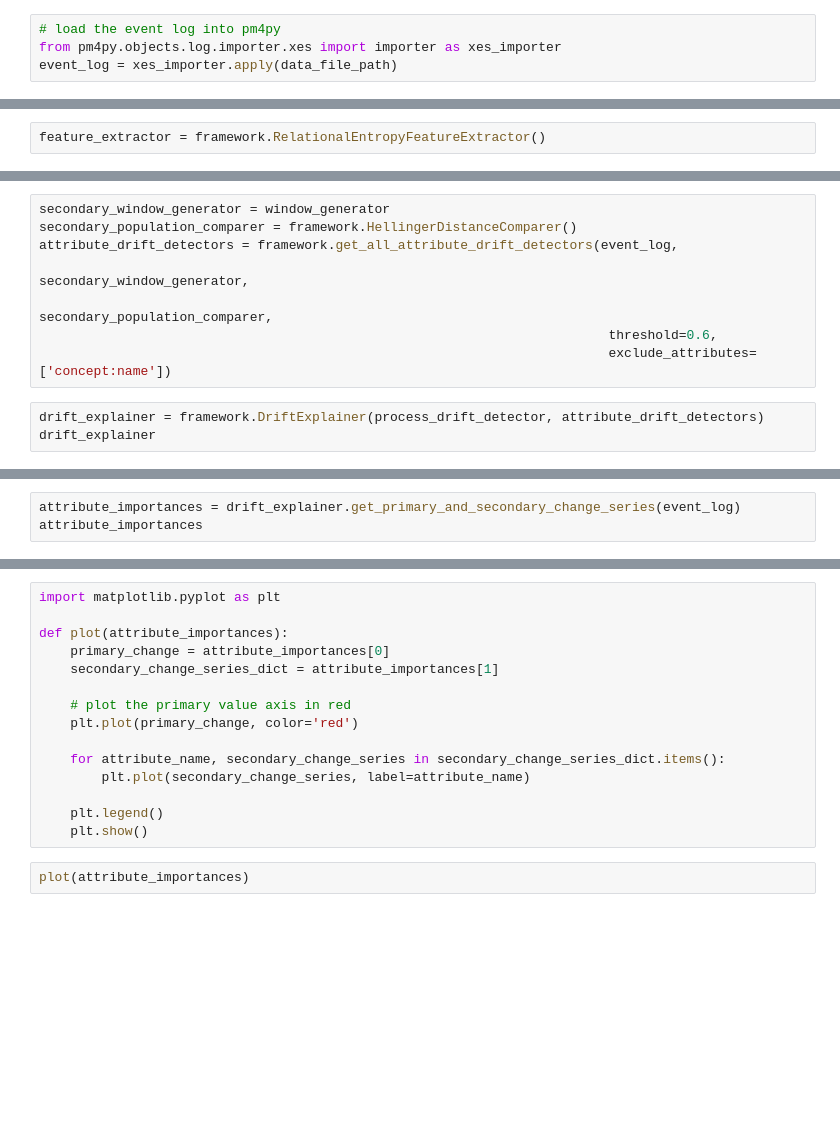
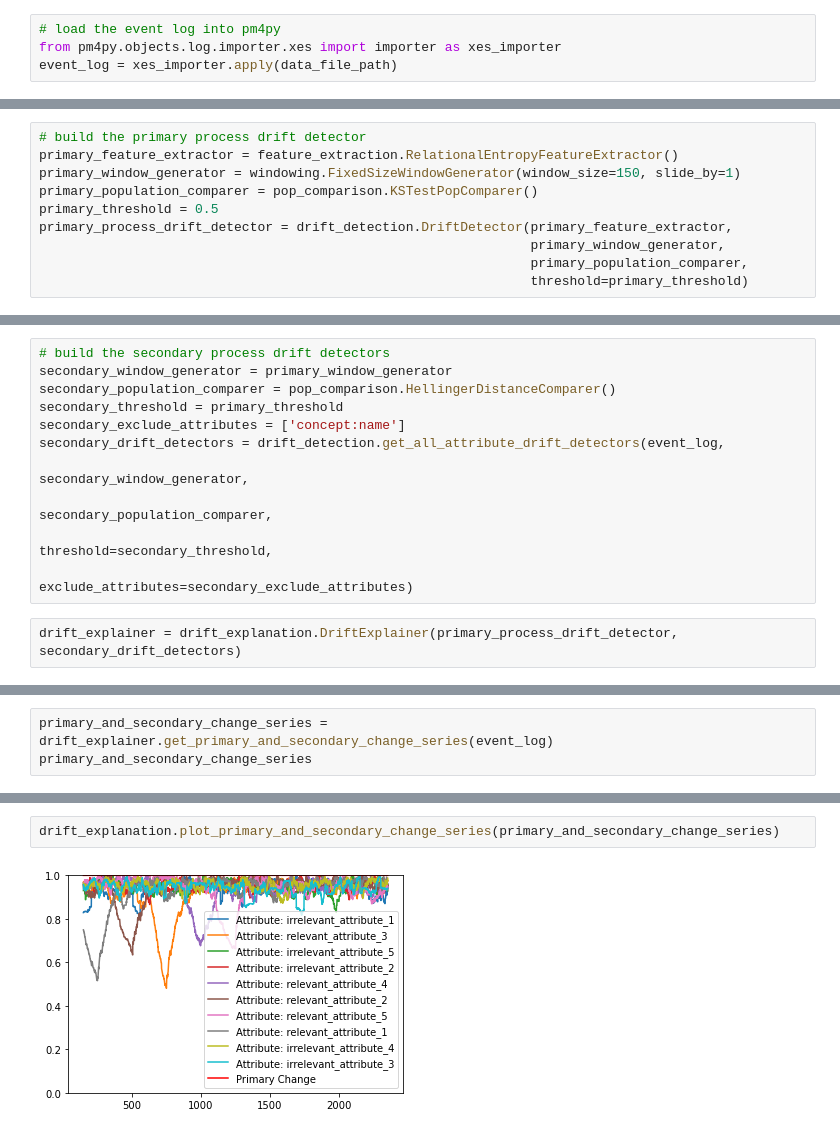
Before and after one commit to lennartebert/explaining_concept_drift, a Jupyter notebook: 33_full technical breakthrough.ipynb, the cells around one changed output, grey strips where cells are left out. Drawn from its saved outputs; the diff is of its cells as text; blank space fills up the shorter version.

Commit message:
Major restructuring of framework

```diff
--- a/33_full technical breakthrough.ipynb
+++ b/33_full technical breakthrough.ipynb
@@ -26,2 +30,10 @@ from concept_drift import framework
 # %%
-feature_extractor = framework.RelationalEntropyFeatureExtractor()
+# build the primary process drift detector
+primary_feature_extractor = feature_extraction.RelationalEntropyFeatureExtractor()
+primary_window_generator = windowing.FixedSizeWindowGenerator(window_size=150, slide_by=1)
+primary_population_comparer = pop_comparison.KSTestPopComparer()
+primary_threshold = 0.5
+primary_process_drift_detector = drift_detection.DriftDetector(primary_feature_extractor,
+                                                               primary_window_generator,
+                                                               primary_population_comparer,
+                                                               threshold=primary_threshold)
@@ -37,11 +40,13 @@ process_drift_detector = framework.DriftDetector(feature_extractor, window_gener
 # %%
-secondary_window_generator = window_generator
-secondary_population_comparer = framework.HellingerDistanceComparer()
-attribute_drift_detectors = framework.get_all_attribute_drift_detectors(event_log,
+# build the secondary process drift detectors
+secondary_window_generator = primary_window_generator
+secondary_population_comparer = pop_comparison.HellingerDistanceComparer()
+secondary_threshold = primary_threshold
+secondary_exclude_attributes = ['concept:name']
+secondary_drift_detectors = drift_detection.get_all_attribute_drift_detectors(event_log,
                                                                          secondary_window_generator,
                                                                          secondary_population_comparer,
-                                                                         threshold=0.6,
-                                                                         exclude_attributes=['concept:name'])
+                                                                         threshold=secondary_threshold,
+                                                                         exclude_attributes=secondary_exclude_attributes)
 # %%
-drift_explainer = framework.DriftExplainer(process_drift_detector, attribute_drift_detectors)
-drift_explainer
+drift_explainer = drift_explanation.DriftExplainer(primary_process_drift_detector, secondary_drift_detectors)
@@ -50,3 +53,3 @@ drift_explainer
 # %%
-attribute_importances = drift_explainer.get_primary_and_secondary_change_series(event_log)
-attribute_importances
+primary_and_secondary_change_series = drift_explainer.get_primary_and_secondary_change_series(event_log)
+primary_and_secondary_change_series
@@ -53,17 +74,4 @@ attribute_importances
-# %%
-import matplotlib.pyplot as plt
-
-def plot(attribute_importances):
-    primary_change = attribute_importances[0]
-    secondary_change_series_dict = attribute_importances[1]
-
-    # plot the primary value axis in red
-    plt.plot(primary_change, color='red')
-
-    for attribute_name, secondary_change_series in secondary_change_series_dict.items():
-        plt.plot(secondary_change_series, label=attribute_name)
-
-    plt.legend()
-    plt.show()
-# %%
-plot(attribute_importances)
+# %%
+drift_explanation.plot_primary_and_secondary_change_series(primary_and_secondary_change_series)
+# %% [output]
+[figure, added]
```
Also changed, not shown: parts of 7 cells of this notebook, 15 other files.
